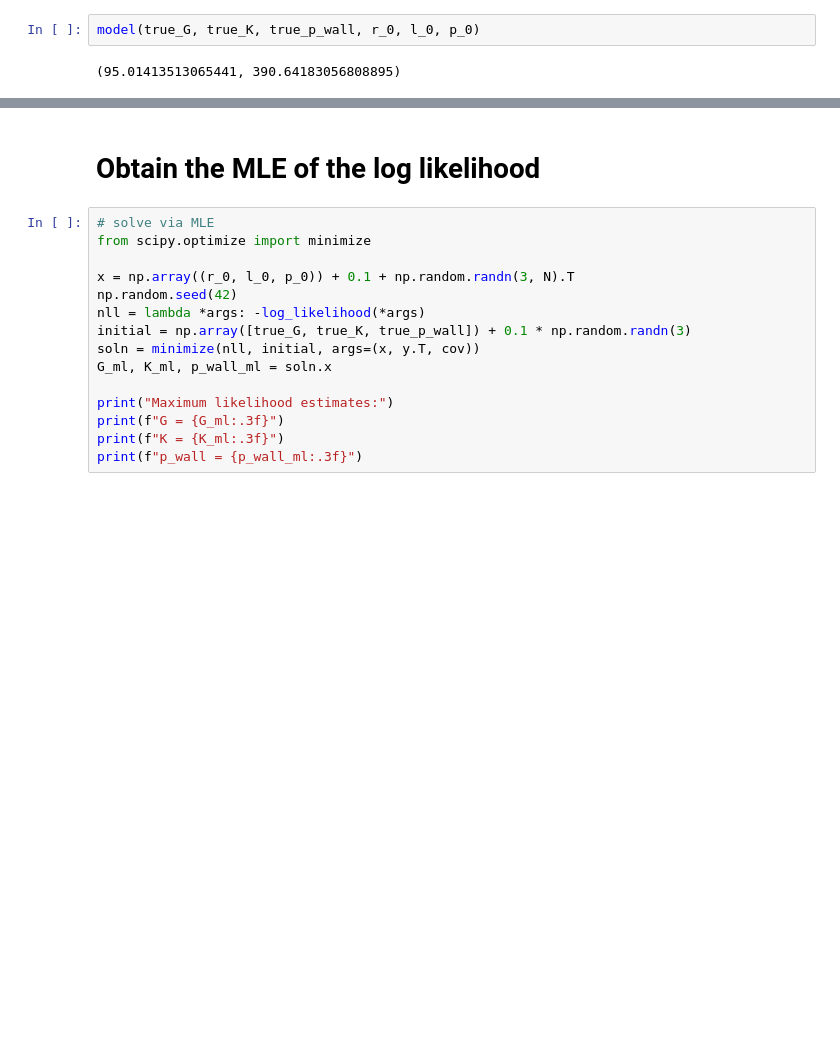
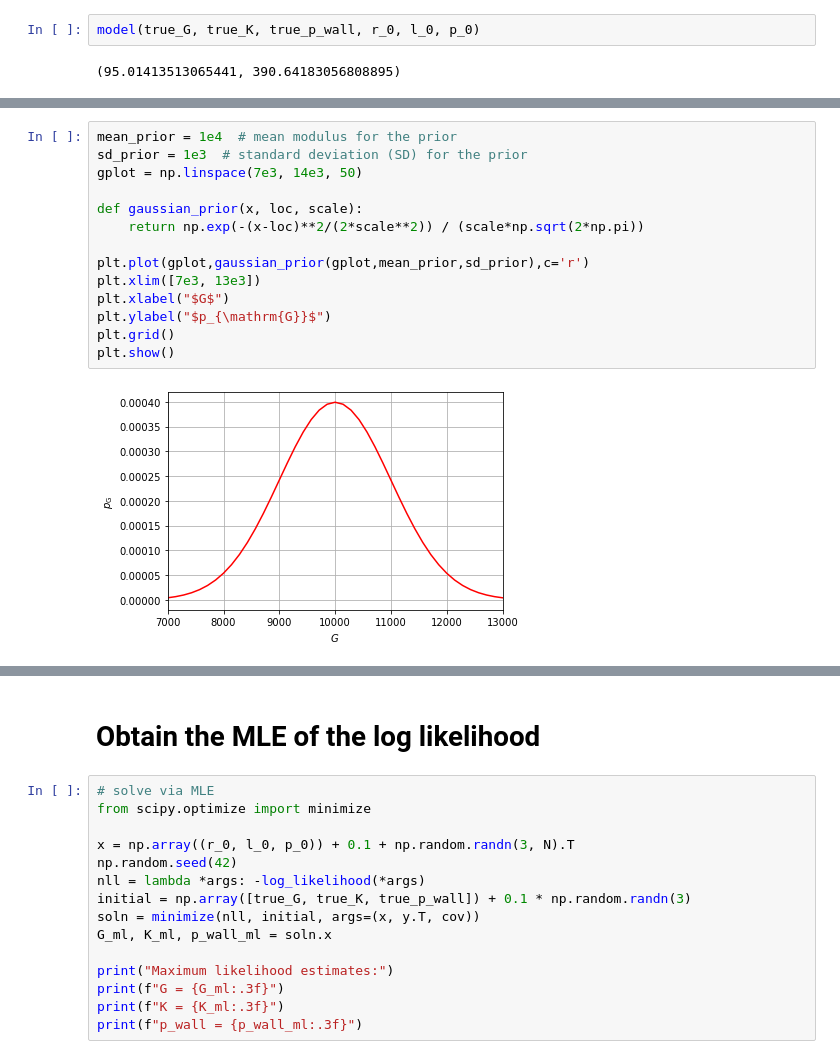
Before and after one commit to bearylogical/bayesian_mm, a Jupyter notebook: notebooks/emcee_strain_predict.ipynb, the cells around one changed output, grey strips where cells are left out. Cells and saved outputs as stored; diff of their text form; blank space fills up the shorter version.

```diff
--- a/notebooks/emcee_strain_predict.ipynb
+++ b/notebooks/emcee_strain_predict.ipynb
@@ -105,0 +216,16 @@ Since it is a bivariate normal due to the joint observation of $r_1, l_1$ --> $k
+# %%
+mean_prior = 1e4  # mean modulus for the prior
+sd_prior = 1e3  # standard deviation (SD) for the prior
+gplot = np.linspace(7e3, 14e3, 50)
+
+def gaussian_prior(x, loc, scale):
+    return np.exp(-(x-loc)**2/(2*scale**2)) / (scale*np.sqrt(2*np.pi))
+
+plt.plot(gplot,gaussian_prior(gplot,mean_prior,sd_prior),c='r')
+plt.xlim([7e3, 13e3])
+plt.xlabel("$G$")
+plt.ylabel("$p_{\mathrm{G}}$")
+plt.grid()
+plt.show()
+# %% [output]
+[figure, added]
```
Also changed, not shown: parts of 38 cells of this notebook.
